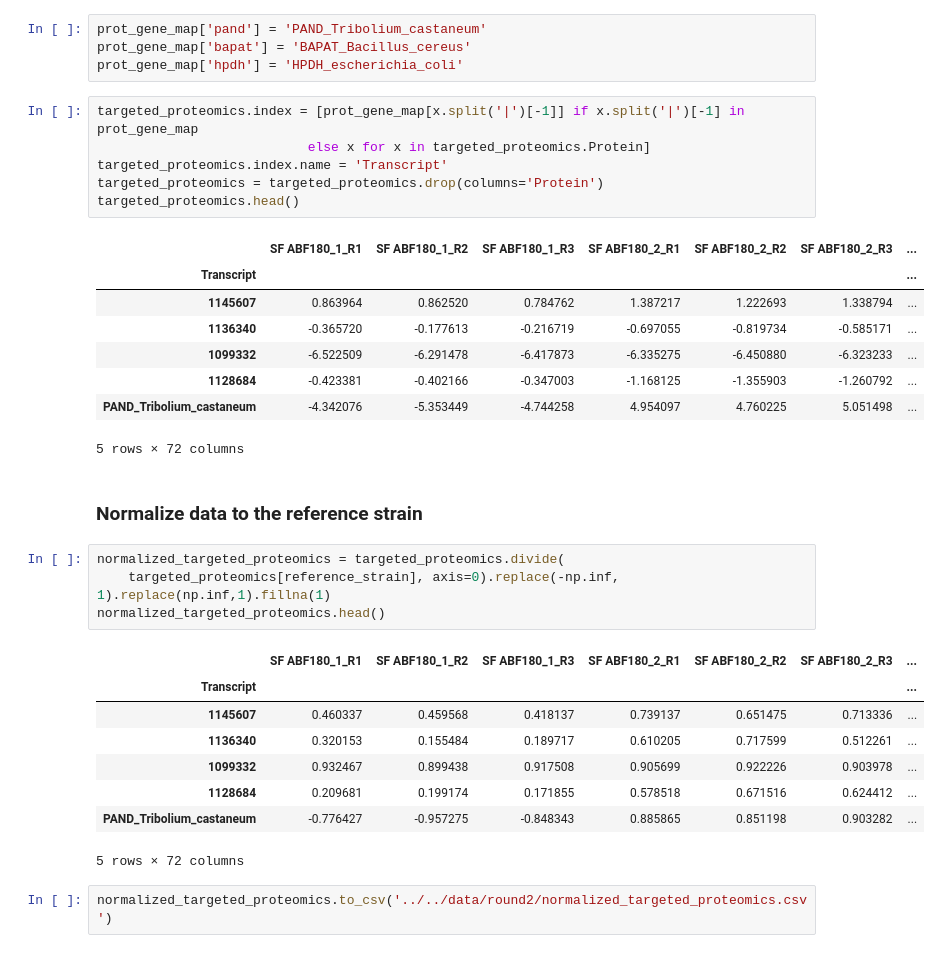
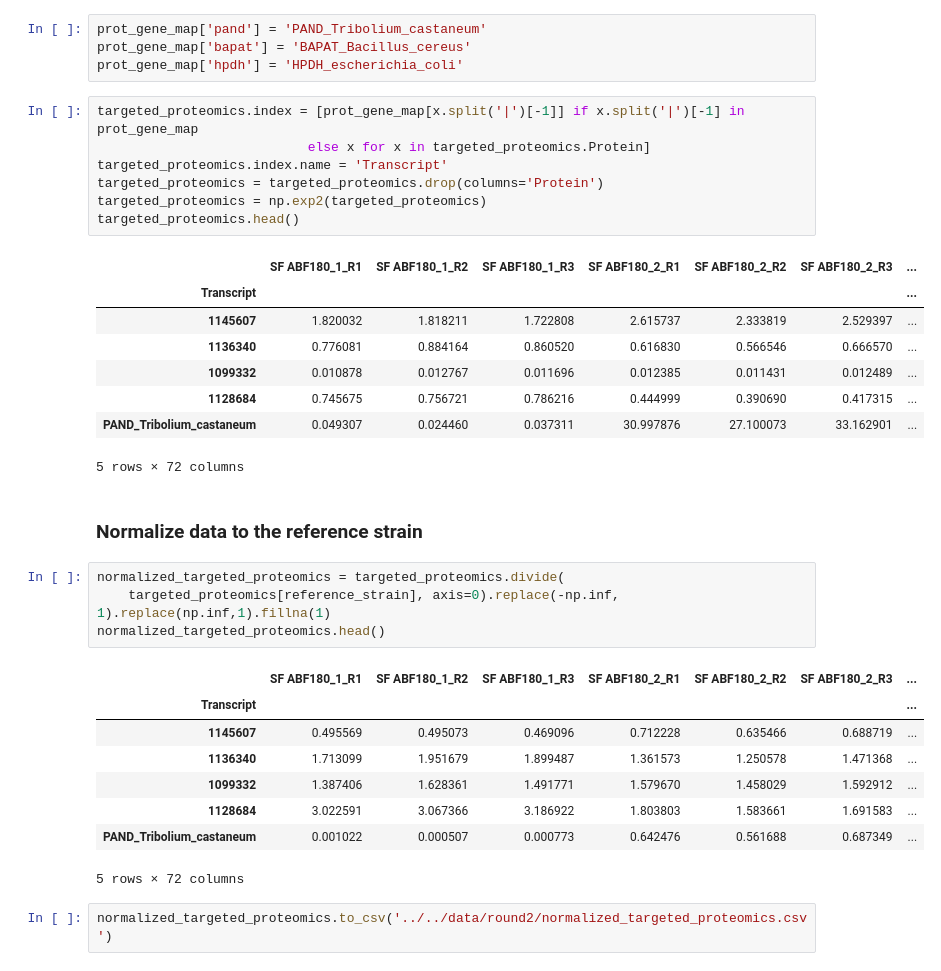
Before and after one commit to AgileBioFoundry/AspergillusQ4Milestone, a Jupyter notebook: notebooks/round2/Proteomics.ipynb, the cells around one changed output. Cells and saved outputs as stored; diff of their text form.

Commit message:
Removed negative targeted protemics and eflux rates

```diff
--- a/notebooks/round2/Proteomics.ipynb
+++ b/notebooks/round2/Proteomics.ipynb
@@ -222,17 +218,18 @@ prot_gene_map['hpdh'] = 'HPDH_escherichia_coli'
 # %%
 targeted_proteomics.index = [prot_gene_map[x.split('|')[-1]] if x.split('|')[-1] in prot_gene_map
                            else x for x in targeted_proteomics.Protein]
 targeted_proteomics.index.name = 'Transcript'
 targeted_proteomics = targeted_proteomics.drop(columns='Protein')
+targeted_proteomics = np.exp2(targeted_proteomics)
 targeted_proteomics.head()
 # %% [output]
 |  | SF ABF180_1_R1 | SF ABF180_1_R2 | SF ABF180_1_R3 | SF ABF180_2_R1 | SF ABF180_2_R2 | SF ABF180_2_R3 | ... |
 | Transcript |  |  |  |  |  |  | ... |
-| 1145607 | 0.863964 | 0.862520 | 0.784762 | 1.387217 | 1.222693 | 1.338794 | ... |
-| 1136340 | -0.365720 | -0.177613 | -0.216719 | -0.697055 | -0.819734 | -0.585171 | ... |
-| 1099332 | -6.522509 | -6.291478 | -6.417873 | -6.335275 | -6.450880 | -6.323233 | ... |
-| 1128684 | -0.423381 | -0.402166 | -0.347003 | -1.168125 | -1.355903 | -1.260792 | ... |
-| PAND_Tribolium_castaneum | -4.342076 | -5.353449 | -4.744258 | 4.954097 | 4.760225 | 5.051498 | ... |
+| 1145607 | 1.820032 | 1.818211 | 1.722808 | 2.615737 | 2.333819 | 2.529397 | ... |
+| 1136340 | 0.776081 | 0.884164 | 0.860520 | 0.616830 | 0.566546 | 0.666570 | ... |
+| 1099332 | 0.010878 | 0.012767 | 0.011696 | 0.012385 | 0.011431 | 0.012489 | ... |
+| 1128684 | 0.745675 | 0.756721 | 0.786216 | 0.444999 | 0.390690 | 0.417315 | ... |
+| PAND_Tribolium_castaneum | 0.049307 | 0.024460 | 0.037311 | 30.997876 | 27.100073 | 33.162901 | ... |
 5 rows × 72 columns
 # %% [markdown]
 ### Normalize data to the reference strain
@@ -243,11 +240,11 @@ normalized_targeted_proteomics.head()
 # %% [output]
 |  | SF ABF180_1_R1 | SF ABF180_1_R2 | SF ABF180_1_R3 | SF ABF180_2_R1 | SF ABF180_2_R2 | SF ABF180_2_R3 | ... |
 | Transcript |  |  |  |  |  |  | ... |
-| 1145607 | 0.460337 | 0.459568 | 0.418137 | 0.739137 | 0.651475 | 0.713336 | ... |
-| 1136340 | 0.320153 | 0.155484 | 0.189717 | 0.610205 | 0.717599 | 0.512261 | ... |
-| 1099332 | 0.932467 | 0.899438 | 0.917508 | 0.905699 | 0.922226 | 0.903978 | ... |
-| 1128684 | 0.209681 | 0.199174 | 0.171855 | 0.578518 | 0.671516 | 0.624412 | ... |
-| PAND_Tribolium_castaneum | -0.776427 | -0.957275 | -0.848343 | 0.885865 | 0.851198 | 0.903282 | ... |
+| 1145607 | 0.495569 | 0.495073 | 0.469096 | 0.712228 | 0.635466 | 0.688719 | ... |
+| 1136340 | 1.713099 | 1.951679 | 1.899487 | 1.361573 | 1.250578 | 1.471368 | ... |
+| 1099332 | 1.387406 | 1.628361 | 1.491771 | 1.579670 | 1.458029 | 1.592912 | ... |
+| 1128684 | 3.022591 | 3.067366 | 3.186922 | 1.803803 | 1.583661 | 1.691583 | ... |
+| PAND_Tribolium_castaneum | 0.001022 | 0.000507 | 0.000773 | 0.642476 | 0.561688 | 0.687349 | ... |
 5 rows × 72 columns
 # %%
 normalized_targeted_proteomics.to_csv('../../data/round2/normalized_targeted_proteomics.csv')
```
Also changed, not shown: parts of 2 cells of this notebook, 7 other files.
